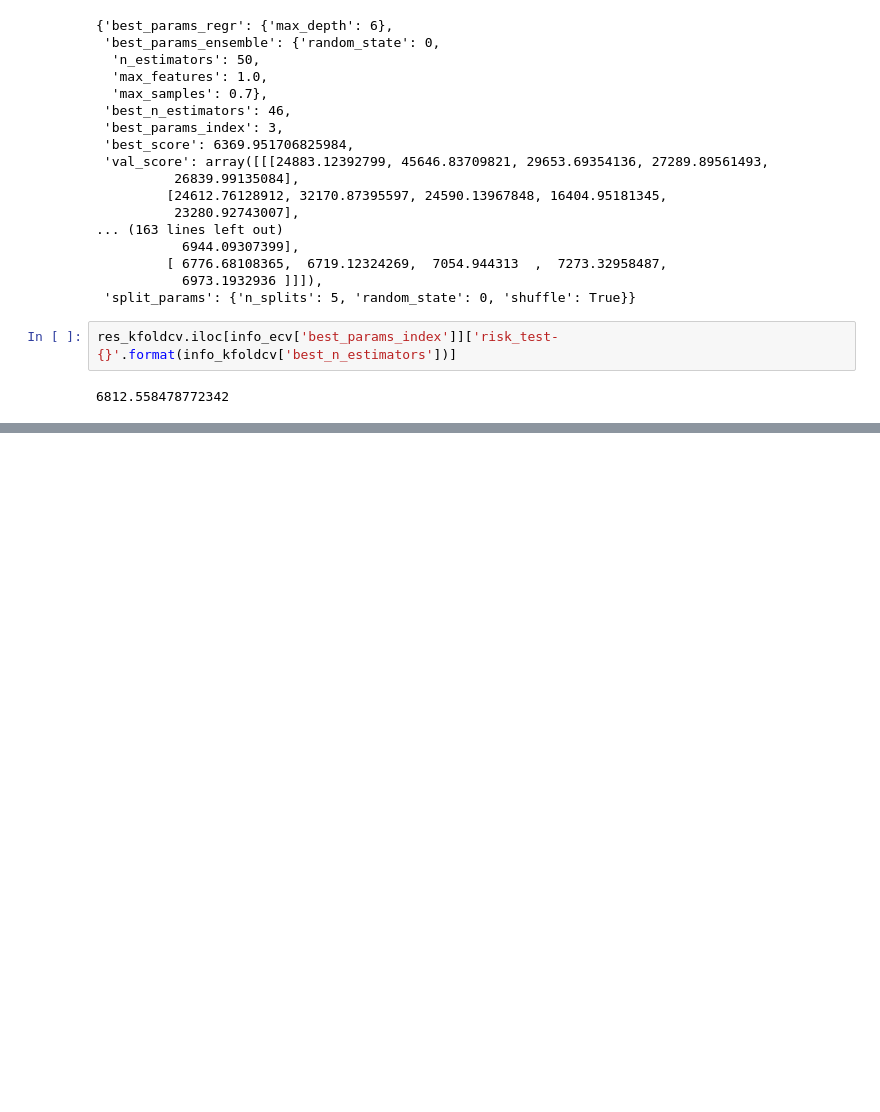
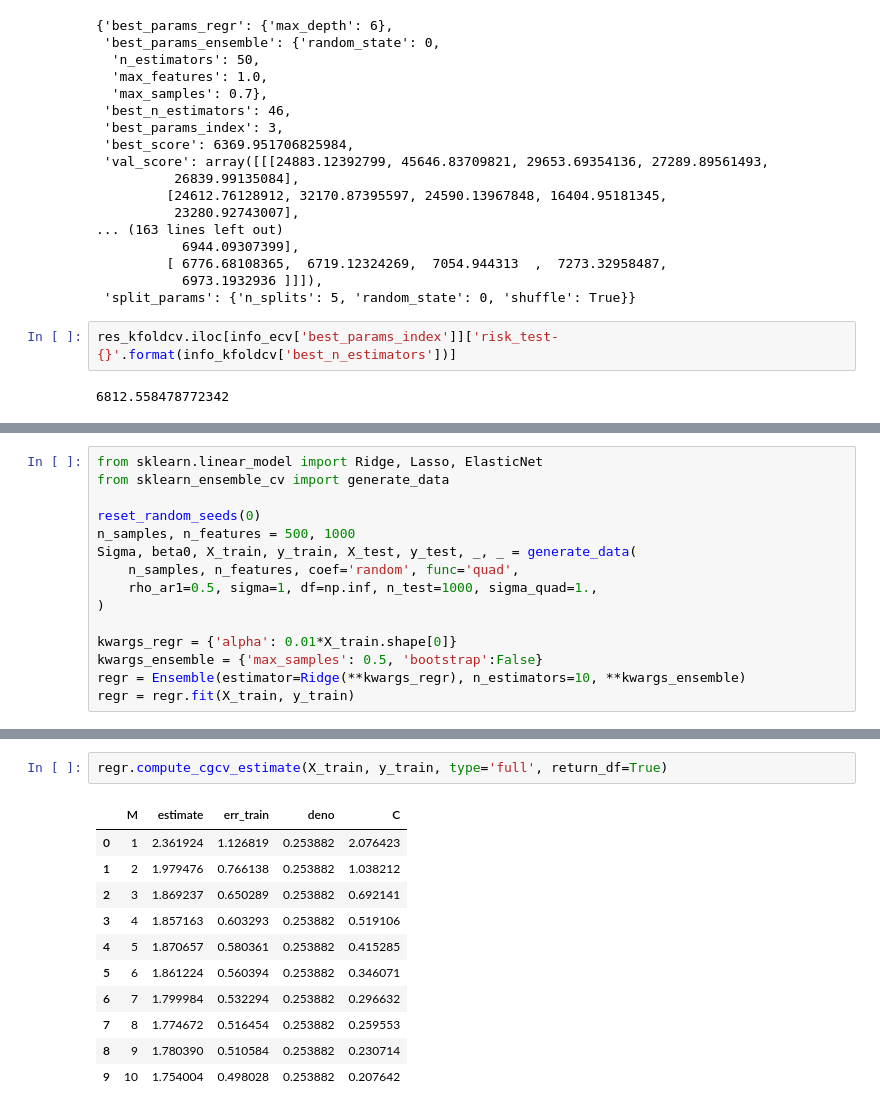
Before and after one commit to jaydu1/ensemble-cross-validation, a Jupyter notebook: demo.ipynb, the cells around one changed output, grey strips where cells are left out. Drawn from its saved outputs; the diff is of its cells as text; blank space fills up the shorter version.

```diff
--- a/demo.ipynb
+++ b/demo.ipynb
@@ -312,0 +327,15 @@ res_kfoldcv.iloc[info_ecv['best_params_index']]['risk_test-{}'.format(info_kfold
+# %%
+from sklearn.linear_model import Ridge, Lasso, ElasticNet
+from sklearn_ensemble_cv import generate_data
+
+reset_random_seeds(0)
+n_samples, n_features = 500, 1000
+Sigma, beta0, X_train, y_train, X_test, y_test, _, _ = generate_data(
+    n_samples, n_features, coef='random', func='quad',
+    rho_ar1=0.5, sigma=1, df=np.inf, n_test=1000, sigma_quad=1.,
+)
+
+kwargs_regr = {'alpha': 0.01*X_train.shape[0]}
+kwargs_ensemble = {'max_samples': 0.5, 'bootstrap':False}
+regr = Ensemble(estimator=Ridge(**kwargs_regr), n_estimators=10, **kwargs_ensemble)
+regr = regr.fit(X_train, y_train)
@@ -312,0 +383,14 @@ res_kfoldcv.iloc[info_ecv['best_params_index']]['risk_test-{}'.format(info_kfold
+# %%
+regr.compute_cgcv_estimate(X_train, y_train, type='full', return_df=True)
+# %% [output]
+|  | M | estimate | err_train | deno | C |
+| 0 | 1 | 2.361924 | 1.126819 | 0.253882 | 2.076423 |
+| 1 | 2 | 1.979476 | 0.766138 | 0.253882 | 1.038212 |
+| 2 | 3 | 1.869237 | 0.650289 | 0.253882 | 0.692141 |
+| 3 | 4 | 1.857163 | 0.603293 | 0.253882 | 0.519106 |
+| 4 | 5 | 1.870657 | 0.580361 | 0.253882 | 0.415285 |
+| 5 | 6 | 1.861224 | 0.560394 | 0.253882 | 0.346071 |
+| 6 | 7 | 1.799984 | 0.532294 | 0.253882 | 0.296632 |
+| 7 | 8 | 1.774672 | 0.516454 | 0.253882 | 0.259553 |
+| 8 | 9 | 1.780390 | 0.510584 | 0.253882 | 0.230714 |
+| 9 | 10 | 1.754004 | 0.498028 | 0.253882 | 0.207642 |
```
Also changed, not shown: parts of 14 cells of this notebook.
